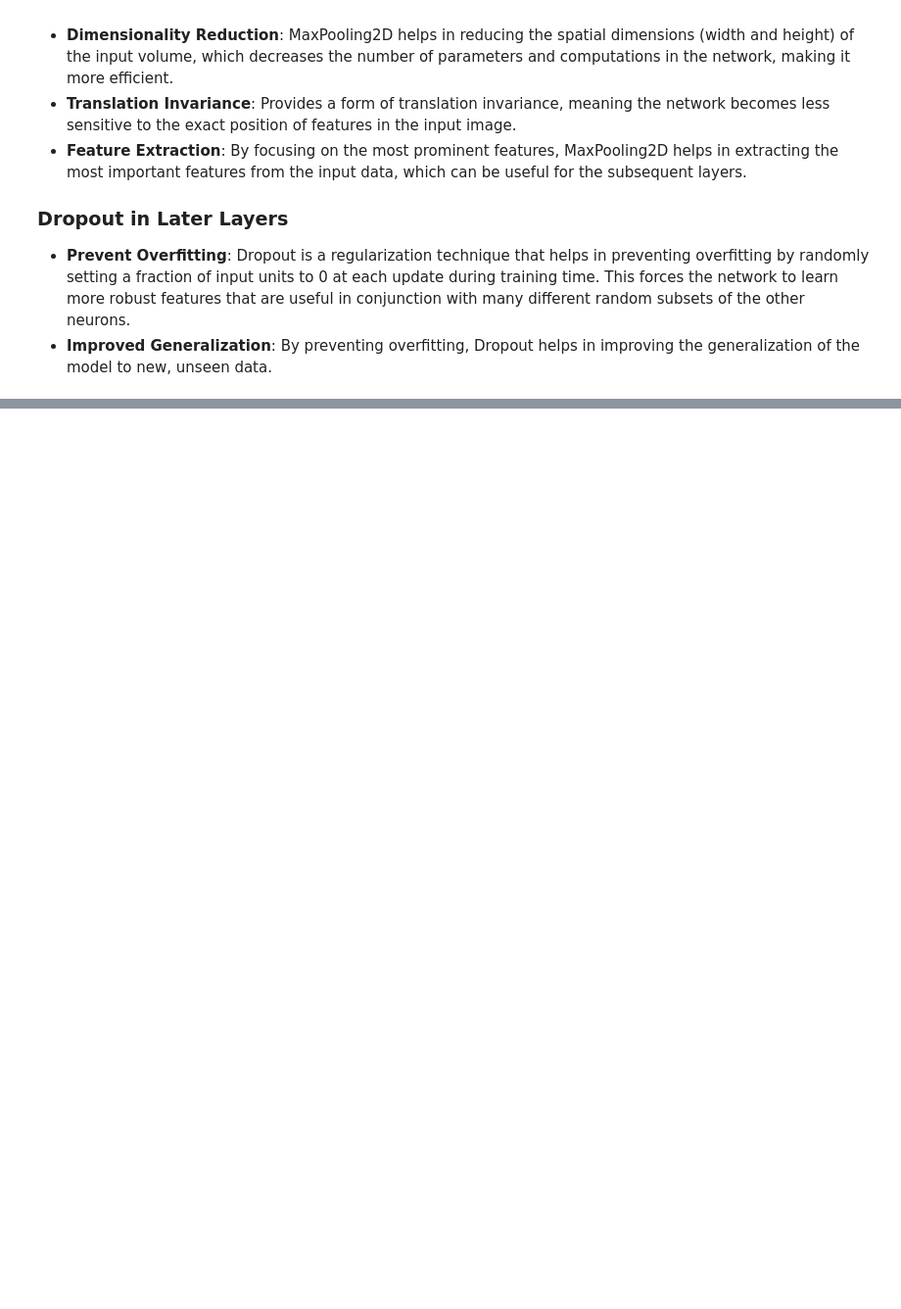
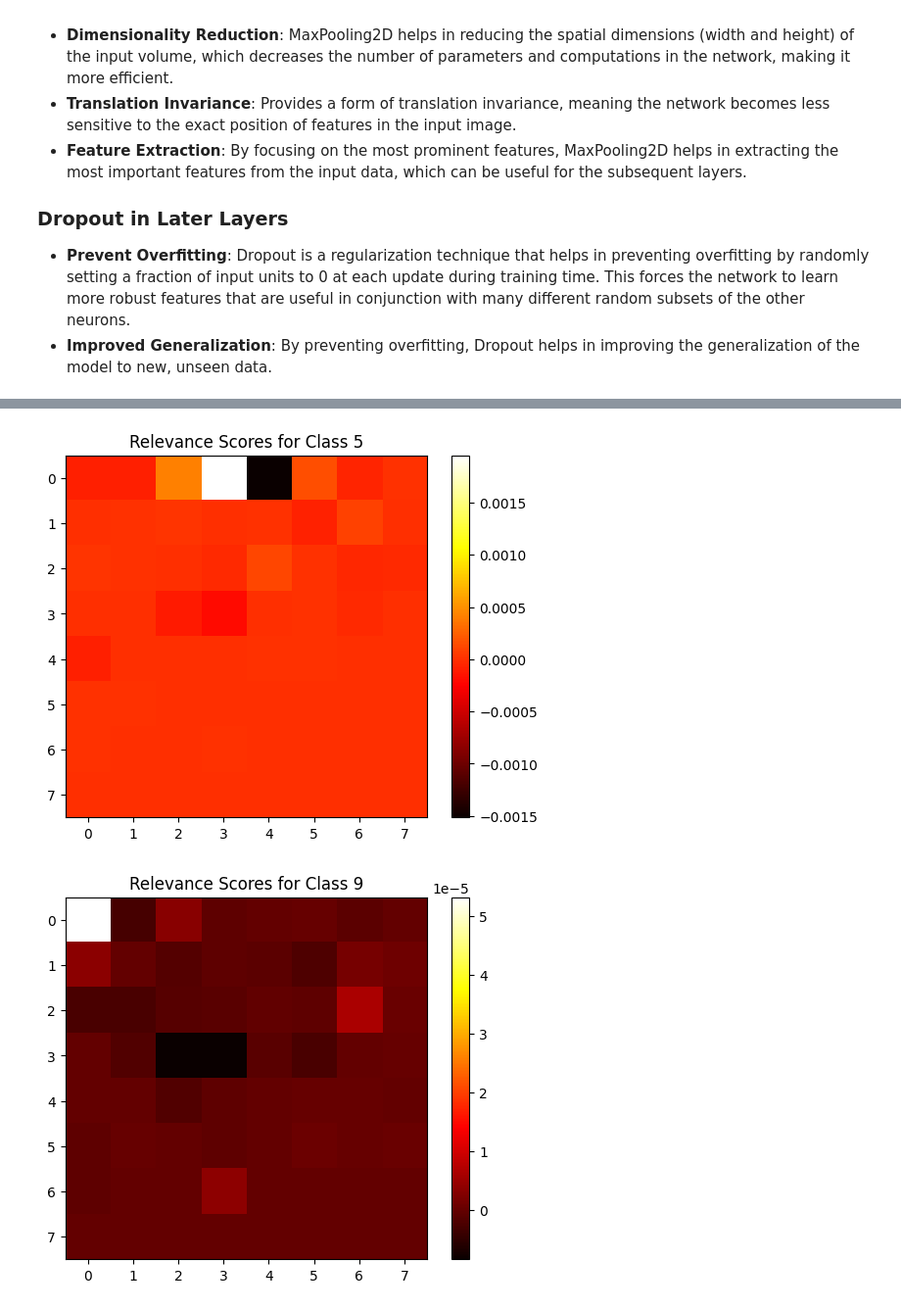
Before and after one commit to lazybug19/Attester_Design, a Jupyter notebook: LRP.ipynb, the cells around one changed output, grey strips where cells are left out. Shown: that part at 98% size. Cells and saved outputs as stored; diff of their text form; code cells hidden in the pictures; blank space fills up the shorter version.

```diff
--- a/LRP.ipynb
+++ b/LRP.ipynb
@@ -139,6 +115,7 @@ Using MaxPooling2D in the early layers and Dropout in the later layers of a Conv
 - **Prevent Overfitting**: Dropout is a regularization technique that helps in preventing overfitting by randomly setting a fraction of input units to 0 at each update during training time. This forces the network to learn more robust features that are useful in conjunction with many different random subsets of the other neurons.
 - **Improved Generalization**: By preventing overfitting, Dropout helps in improving the generalization of the model to new, unseen data.
 # %%
+# model architecture
 model = Sequential([
     Conv2D(32, kernel_size=(3, 3), activation='relu', padding='same', input_shape=(square_dim, square_dim, 1)),
     MaxPooling2D((2, 2)),
@@ -147,7 +124,7 @@ model = Sequential([
     Flatten(),
     Dense(128, activation='relu'),
     Dropout(0.5),
-    Dense(num_classes if num_classes > 2 else 1, activation='softmax' if num_classes > 2 else 'sigmoid')
+    Dense(num_classes if num_classes > 2 else 1, activation='softmax' if num_classes > 2 else 'relu')
 ])
 
 # model = Sequential([
@@ -165,7 +142,6 @@ loss_function = 'categorical_crossentropy' if num_classes > 2 else 'binary_cross
 model.compile(optimizer='adam', loss=loss_function, metrics=['accuracy'])
 print("Training the model...")
 history = model.fit(X_train, y_train, batch_size=32, epochs=10, validation_split=0.2, verbose=1)
-
 model_loss, model_accuracy = model.evaluate(X_test, y_test, verbose=1)
 print(f"Test Accuracy: {model_accuracy * 100:.2f}%")
 # %% [output]
@@ -190,0 +202,29 @@ Test Accuracy: 99.64%
+# %%
+# Define LRP function using gradient backpropagation
+def compute_lrp(model, X, target_class_index):
+    with tf.GradientTape(persistent=True) as tape:
+        inputs = tf.cast(X, tf.float32)
+        tape.watch(inputs)
+        predictions = model(inputs)
+        # gradients for the target class
+        target_output = predictions[:, target_class_index]
+
+    # gradients of the output with respect to the input and multiply with input to get relevance scores
+    grads = tape.gradient(target_output, inputs)
+    relevance = inputs * grads
+    return relevance.numpy()
+
+# total_samples = X_test.shape[0]
+# loop through all samples
+total_samples = 5
+for i in range(total_samples):
+    test_input = np.expand_dims(X_test[i], axis=0)
+    target_class_index = np.argmax(y_test[i]) if y_test.ndim > 1 else y_test[i]
+    relevance_scores = compute_lrp(model, test_input, target_class_index)
+    plt.imshow(relevance_scores[0, :, :, 0], cmap='hot', interpolation='nearest')
+    plt.colorbar()
+    plt.title(f'Relevance Scores for Class {target_class_index}')
+    plt.show()
+# %% [output]
+[figure, added]
+[figure, added]
```
Also changed, not shown: parts of 11 cells of this notebook, 1 other file.
